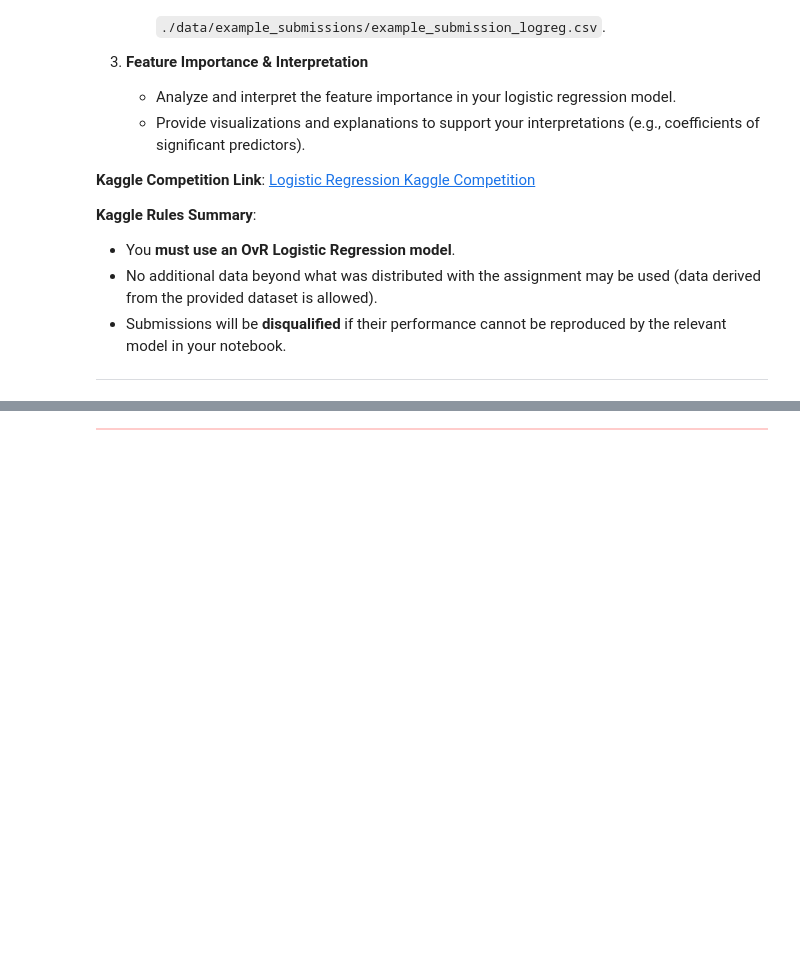
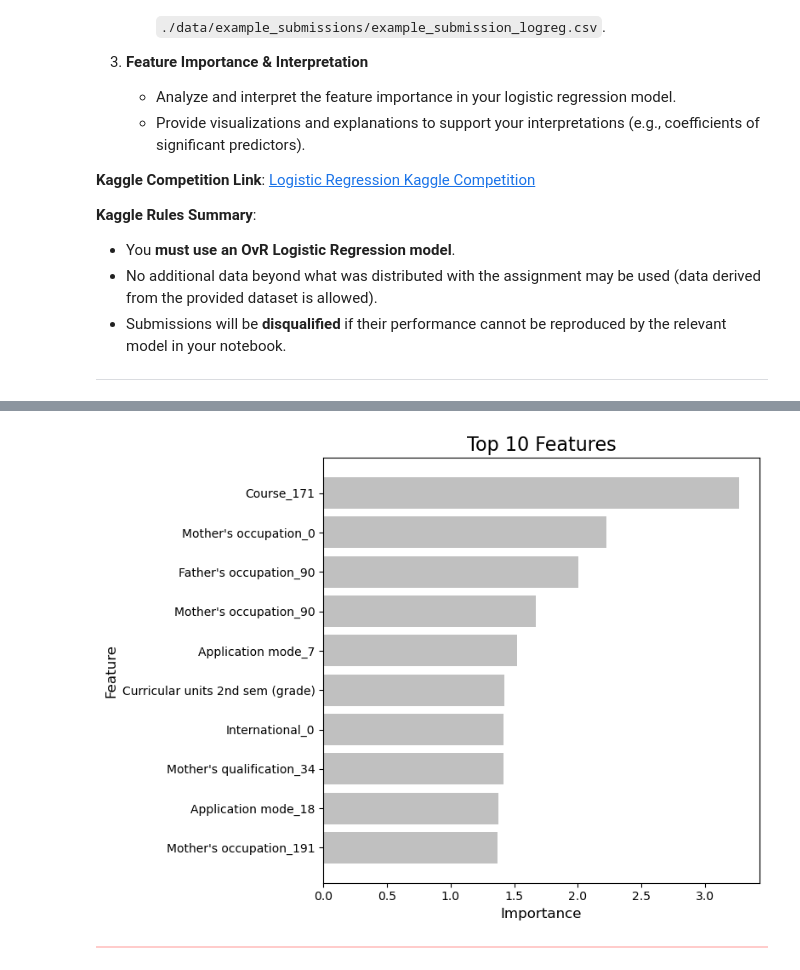
Before and after one commit to Siri-Gith1/CSCI109A_HW5, a Jupyter notebook: cs1090a_hw5.ipynb, the cells around one changed output, grey strips where cells are left out. Cells and saved outputs as stored; diff of their text form; code cells hidden in the pictures; blank space fills up the shorter version.

Commit message:
kai_model1

```diff
--- a/cs1090a_hw5.ipynb
+++ b/cs1090a_hw5.ipynb
@@ -472,0 +484,7 @@ print(ytrain_encoded)
+# %%
+from sklearn.preprocessing import LabelEncoder
+
+label_encoder = LabelEncoder()
+
+ytrain_encoded = label_encoder.fit_transform(ytrain_resampled_df['target'].values.ravel())
+print(ytrain_encoded)
@@ -520,0 +546,13 @@ Best Hyperparame: {'estimator__C': 0.01, 'estimator__penalty': 'l2', 'estimator_
+# %%
+names = preprocessor.get_feature_names_out()
+
+#remove and clean up the string
+names = [name.replace('num__', '').replace('cat__', '') for name in names]
+coefficients = np.mean(np.abs([estimator.coef_ for estimator in best_model.estimators_]), axis=0).flatten()
+
+# Create a df and sort
+feature_importance_df = pd.DataFrame({'Feature': names, 'Importance': coefficients})
+feature_importance_df = feature_importance_df.sort_values(by='Importance', ascending=False)
+
+print("Top 10 Features:")
+print(feature_importance_df.head(10))
@@ -521,3 +572,17 @@ Best Hyperparame: {'estimator__C': 0.01, 'estimator__penalty': 'l2', 'estimator_
+# %%
+top10_features = feature_importance_df.head(10)
+plt.figure(figsize=(8, 6))
+plt.barh(top10_features['Feature'], top10_features['Importance'], color='silver')
+
+plt.title("Top 10 Features", fontsize=16)
+plt.xlabel("Importance", fontsize = 12)
+plt.ylabel("Feature", fontsize = 12)
+
+plt.gca().invert_yaxis()
+plt.tight_layout()
+plt.show()
+# %% [output]
+[figure, added]
 # %% [markdown]
 <div class="highlight-box" style="border: 1px solid #ffcccb; background-color: #ffcccb; height: 5px;"></div>
 # %% [markdown]
```
Also changed, not shown: parts of 40 cells of this notebook.
